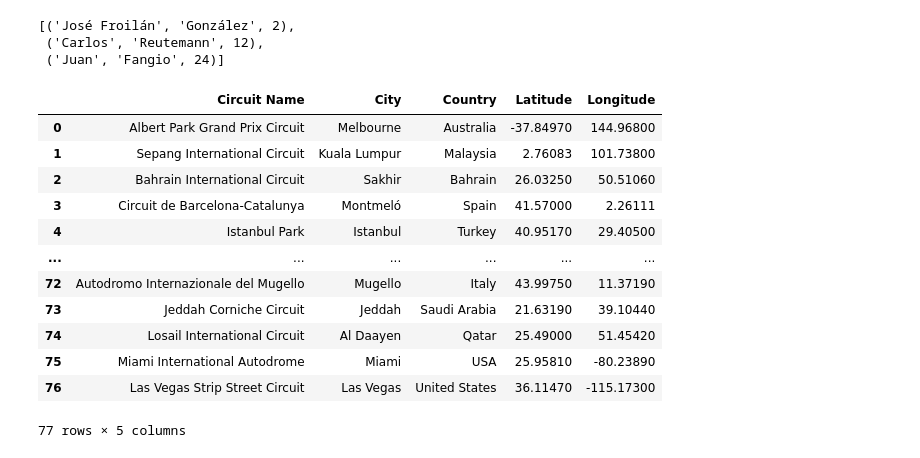
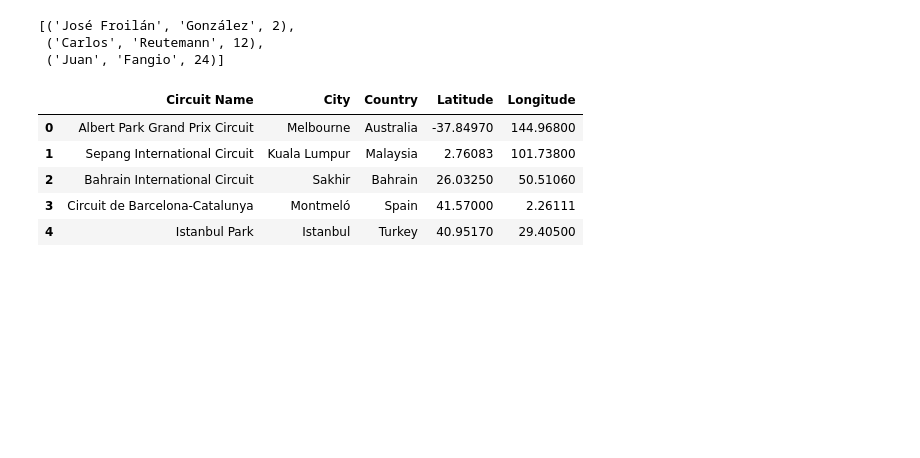
Before and after one commit to KevinPCarney/Project-3-Group-03, a Jupyter notebook: EDA/EDA.ipynb, the cells around one changed output. Saved outputs shown, nothing was run; the diff lists cells and outputs as text; code cells hidden in the pictures; blank space fills up the shorter version.

```diff
--- a/EDA/EDA.ipynb
+++ b/EDA/EDA.ipynb
@@ -116,23 +116,16 @@ df = pd.DataFrame(driver_query, columns=["forename", "surname", "wins"])
 # %%
 map_query = session.query(Circuits.name, Circuits.location, Circuits.country, Circuits.lat, Circuits.lng).all()
 
 df3 = pd.DataFrame(map_query, columns=["Circuit Name", "City", "Country", "Latitude", "Longitude"])
 
-df3
+df3.head()
 # %% [output]
 |  | Circuit Name | City | Country | Latitude | Longitude |
 | 0 | Albert Park Grand Prix Circuit | Melbourne | Australia | -37.84970 | 144.96800 |
 | 1 | Sepang International Circuit | Kuala Lumpur | Malaysia | 2.76083 | 101.73800 |
 | 2 | Bahrain International Circuit | Sakhir | Bahrain | 26.03250 | 50.51060 |
 | 3 | Circuit de Barcelona-Catalunya | Montmeló | Spain | 41.57000 | 2.26111 |
 | 4 | Istanbul Park | Istanbul | Turkey | 40.95170 | 29.40500 |
-| ... | ... | ... | ... | ... | ... |
-| 72 | Autodromo Internazionale del Mugello | Mugello | Italy | 43.99750 | 11.37190 |
-| 73 | Jeddah Corniche Circuit | Jeddah | Saudi Arabia | 21.63190 | 39.10440 |
-| 74 | Losail International Circuit | Al Daayen | Qatar | 25.49000 | 51.45420 |
-| 75 | Miami International Autodrome | Miami | USA | 25.95810 | -80.23890 |
-| 76 | Las Vegas Strip Street Circuit | Las Vegas | United States | 36.11470 | -115.17300 |
-77 rows × 5 columns
 # %%
 dropdown_query = session.query(Drivers.nationality.distinct()).order_by(Drivers.nationality.asc()).all()
 
```
Also changed, not shown: parts of 5 cells of this notebook, 3 other files.
